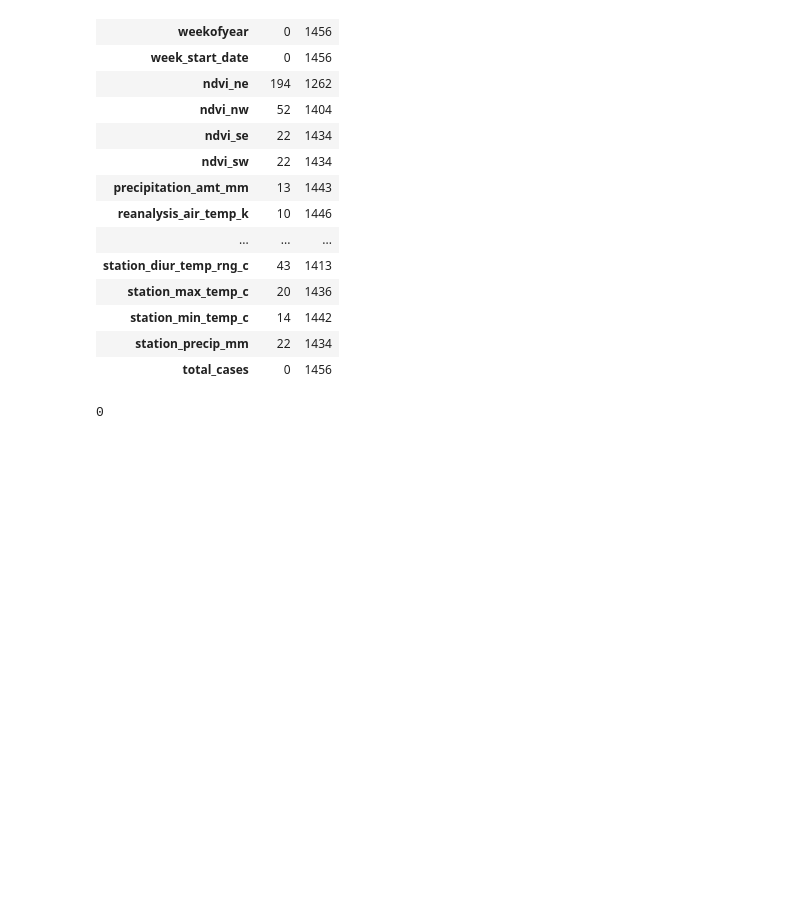
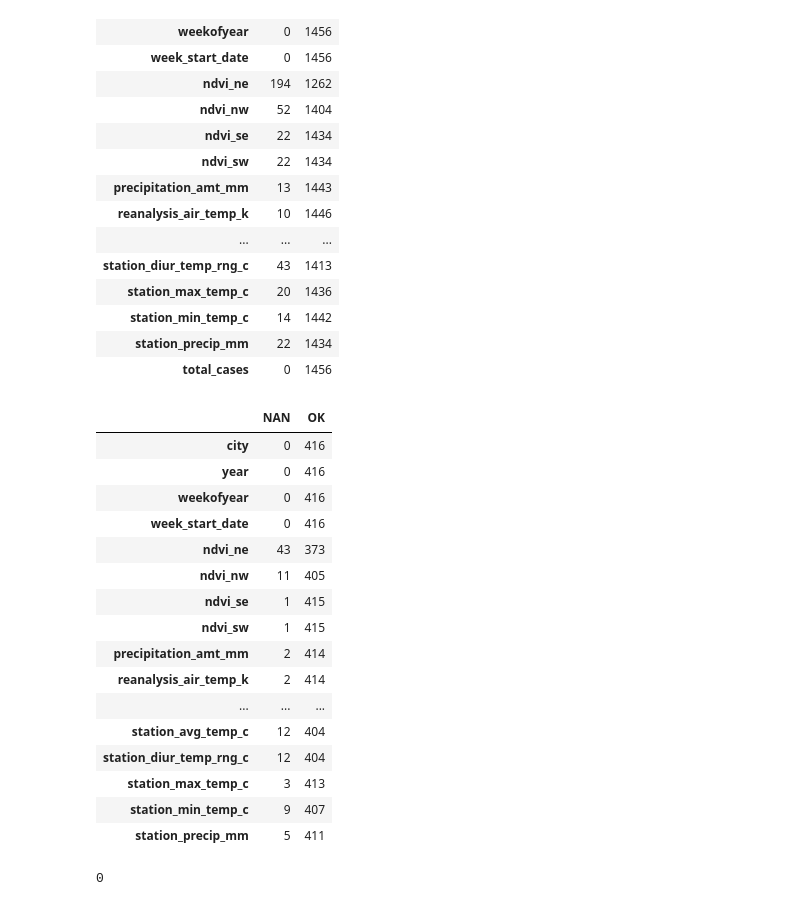
Before and after one commit to bmaingret/dengAI, a Jupyter notebook: 0-EDA.ipynb, the cells around one changed output. Cells and saved outputs as stored; diff of their text form; code cells hidden in the pictures; blank space fills up the shorter version.

```diff
--- a/0-EDA.ipynb
+++ b/0-EDA.ipynb
@@ -110,6 +125,26 @@ pd.concat([pd.Series(train_df.isna().sum(), name='NAN'), pd.Series(train_df.coun
 | station_min_temp_c | 14 | 1442 |
 | station_precip_mm | 22 | 1434 |
 | total_cases | 0 | 1456 |
+# %%
+pd.concat([pd.Series(test_df.isna().sum(), name='NAN'), pd.Series(test_df.count(), name='OK')], axis=1)
+# %% [output]
+|  | NAN | OK |
+| city | 0 | 416 |
+| year | 0 | 416 |
+| weekofyear | 0 | 416 |
+| week_start_date | 0 | 416 |
+| ndvi_ne | 43 | 373 |
+| ndvi_nw | 11 | 405 |
+| ndvi_se | 1 | 415 |
+| ndvi_sw | 1 | 415 |
+| precipitation_amt_mm | 2 | 414 |
+| reanalysis_air_temp_k | 2 | 414 |
+| ... | ... | ... |
+| station_avg_temp_c | 12 | 404 |
+| station_diur_temp_rng_c | 12 | 404 |
+| station_max_temp_c | 3 | 413 |
+| station_min_temp_c | 9 | 407 |
+| station_precip_mm | 5 | 411 |
 # %%
 train_df.week_start_date = pd.to_datetime(train_df.week_start_date)
 # %%
```
Also changed, not shown: parts of 2 cells of this notebook, 5 other files.
